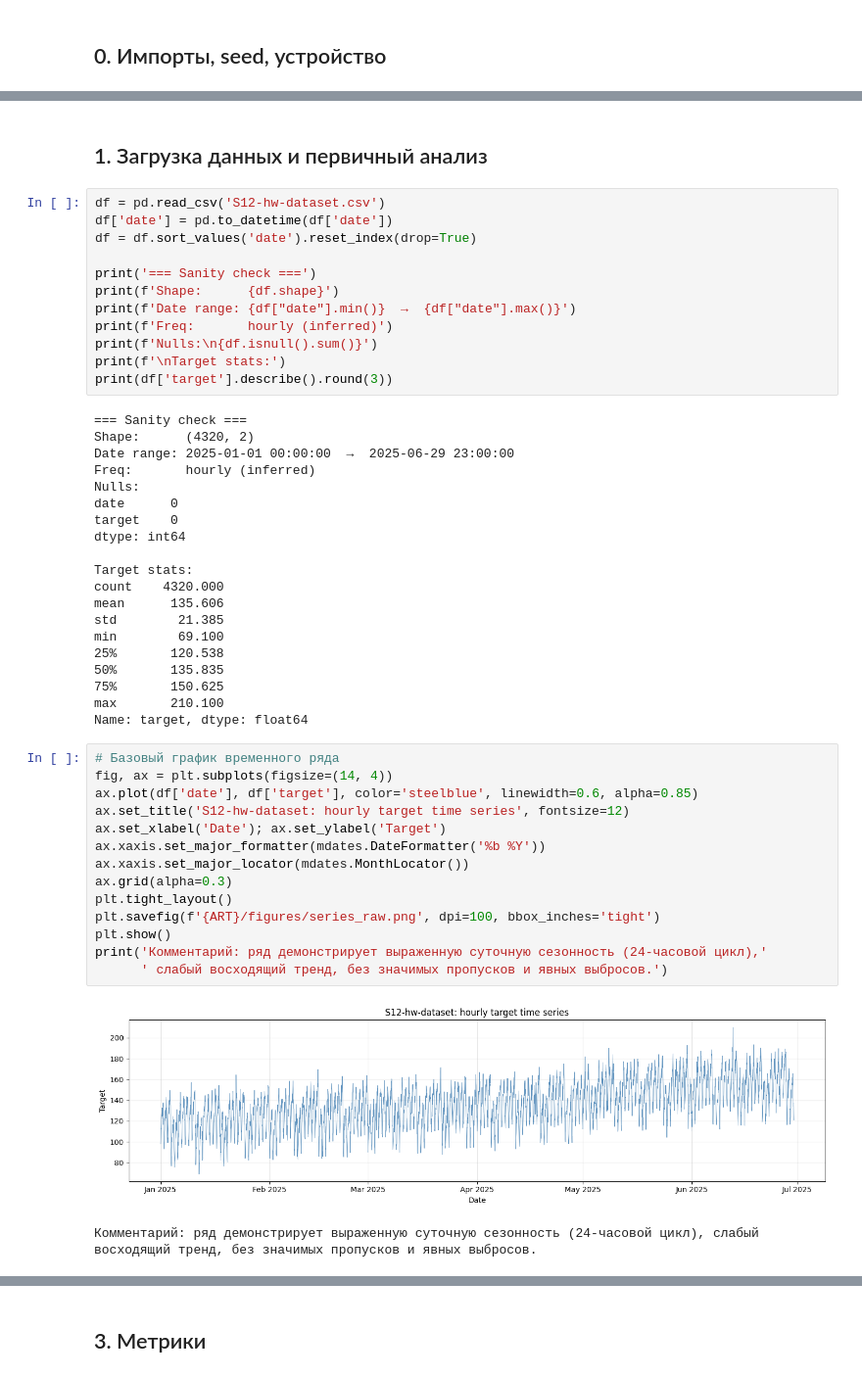
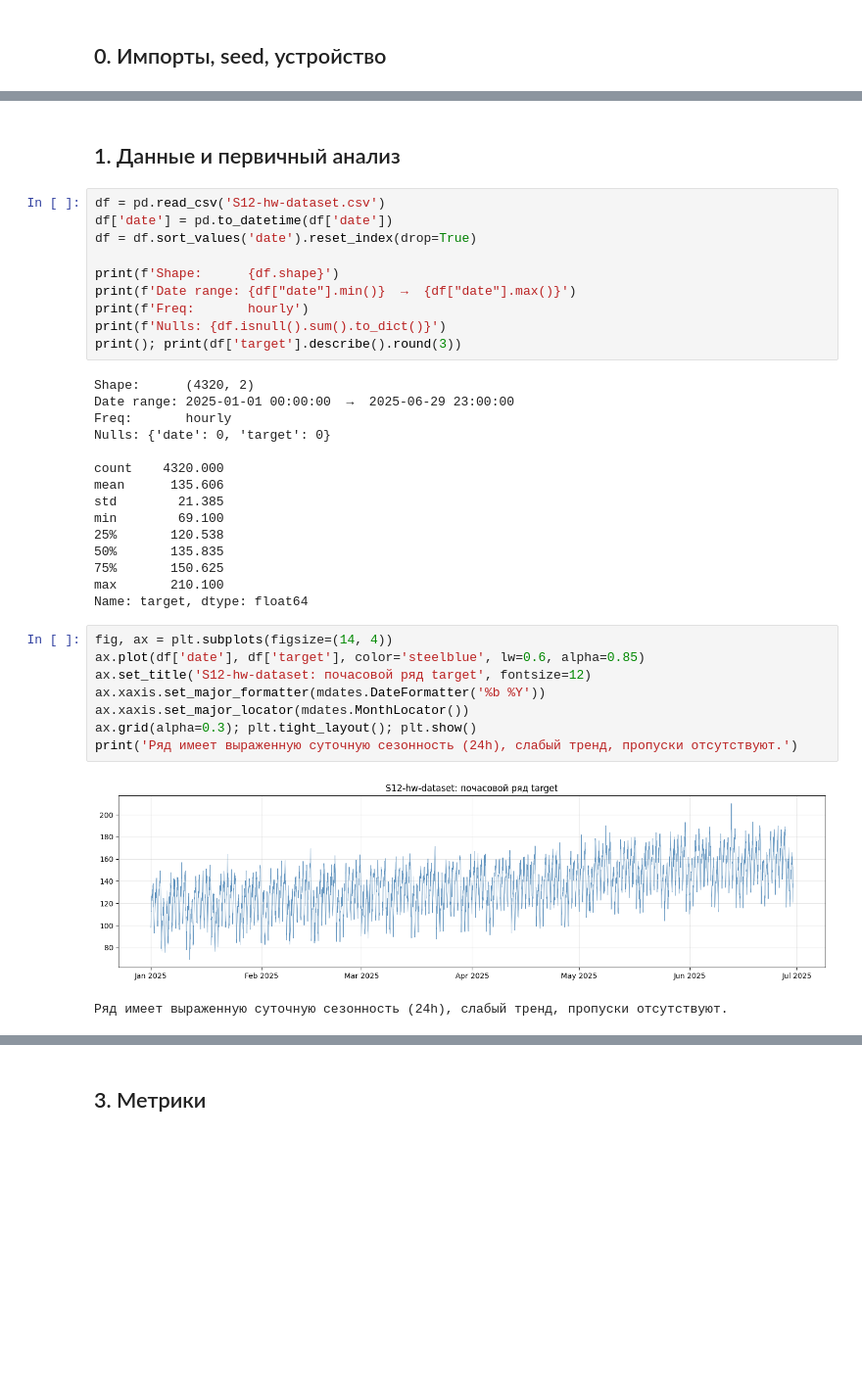
Before and after one commit to yaagu/brainwork-ai-, a Jupyter notebook: homeworks/HW12/HW12.ipynb, the cells around one changed output, grey strips where cells are left out. Shown at 98% size. Drawn from its saved outputs; the diff is of its cells as text; blank space fills up the shorter version.

```diff
--- a/homeworks/HW12/HW12.ipynb
+++ b/homeworks/HW12/HW12.ipynb
@@ -43,28 +36,21 @@ PyTorch: 2.2.2  |  pandas: 3.0.1
 # %% [markdown]
-## 1. Загрузка данных и первичный анализ
+## 1. Данные и первичный анализ
 # %%
 df = pd.read_csv('S12-hw-dataset.csv')
 df['date'] = pd.to_datetime(df['date'])
 df = df.sort_values('date').reset_index(drop=True)
 
-print('=== Sanity check ===')
 print(f'Shape:      {df.shape}')
 print(f'Date range: {df["date"].min()}  →  {df["date"].max()}')
-print(f'Freq:       hourly (inferred)')
-print(f'Nulls:\n{df.isnull().sum()}')
-print(f'\nTarget stats:')
-print(df['target'].describe().round(3))
+print(f'Freq:       hourly')
+print(f'Nulls: {df.isnull().sum().to_dict()}')
+print(); print(df['target'].describe().round(3))
 # %% [output]
-=== Sanity check ===
 Shape:      (4320, 2)
 Date range: 2025-01-01 00:00:00  →  2025-06-29 23:00:00
-Freq:       hourly (inferred)
-Nulls:
-date      0
-target    0
-dtype: int64
+Freq:       hourly
+Nulls: {'date': 0, 'target': 0}
 
-Target stats:
 count    4320.000
 mean      135.606
 std        21.385
@@ -75,19 +61,13 @@ min        69.100
 max       210.100
 Name: target, dtype: float64
 # %%
-# Базовый график временного ряда
 fig, ax = plt.subplots(figsize=(14, 4))
-ax.plot(df['date'], df['target'], color='steelblue', linewidth=0.6, alpha=0.85)
-ax.set_title('S12-hw-dataset: hourly target time series', fontsize=12)
-ax.set_xlabel('Date'); ax.set_ylabel('Target')
+ax.plot(df['date'], df['target'], color='steelblue', lw=0.6, alpha=0.85)
+ax.set_title('S12-hw-dataset: почасовой ряд target', fontsize=12)
 ax.xaxis.set_major_formatter(mdates.DateFormatter('%b %Y'))
 ax.xaxis.set_major_locator(mdates.MonthLocator())
-ax.grid(alpha=0.3)
-plt.tight_layout()
-plt.savefig(f'{ART}/figures/series_raw.png', dpi=100, bbox_inches='tight')
-plt.show()
-print('Комментарий: ряд демонстрирует выраженную суточную сезонность (24-часовой цикл),'
-      ' слабый восходящий тренд, без значимых пропусков и явных выбросов.')
+ax.grid(alpha=0.3); plt.tight_layout(); plt.show()
+print('Ряд имеет выраженную суточную сезонность (24h), слабый тренд, пропуски отсутствуют.')
 # %% [output]
-[figure, old version]
+[figure, new version]
-Комментарий: ряд демонстрирует выраженную суточную сезонность (24-часовой цикл), слабый восходящий тренд, без значимых пропусков и явных выбросов.
+Ряд имеет выраженную суточную сезонность (24h), слабый тренд, пропуски отсутствуют.
```
Also changed, not shown: parts of 54 cells of this notebook, 10 other files.
